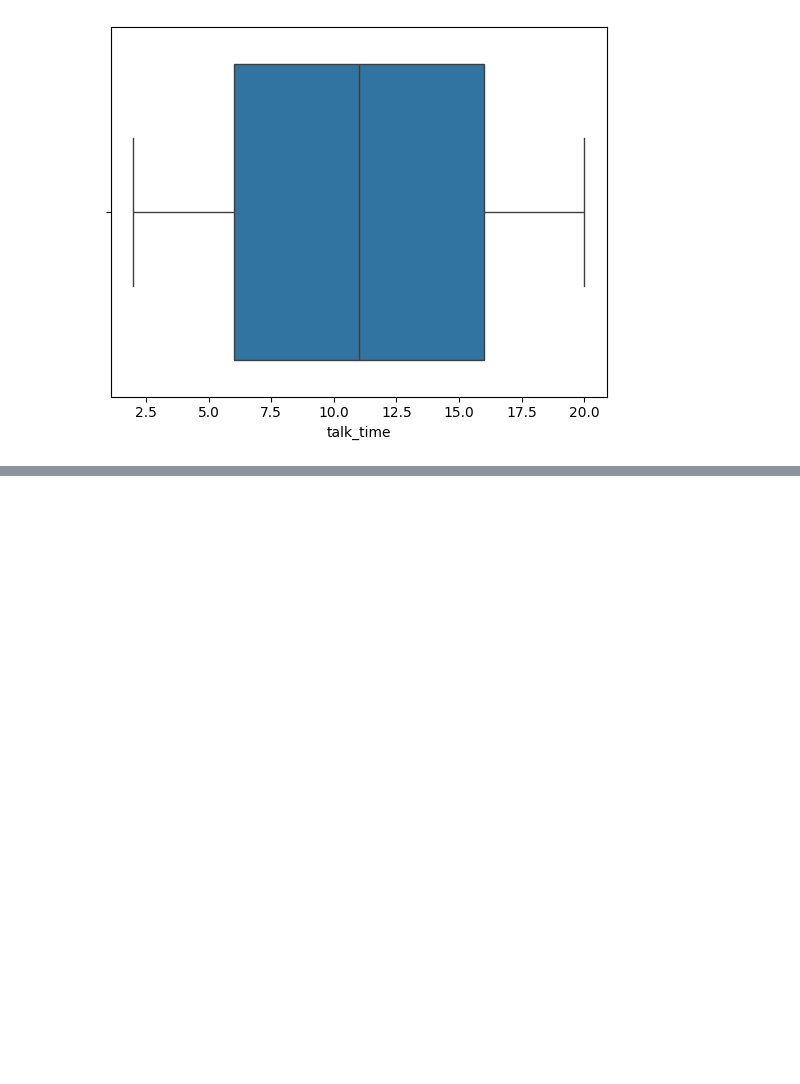
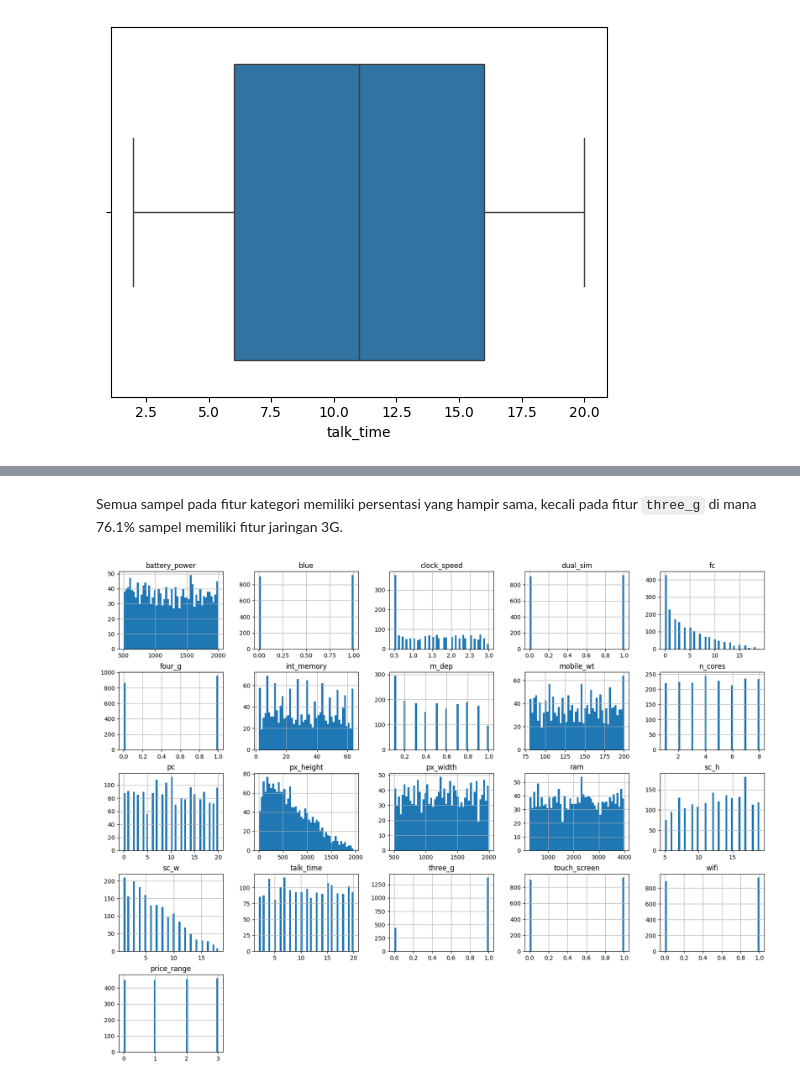
Before and after one commit to miftahfadil/predictive-analytics-mobile-phone-prices, a Jupyter notebook: mobile_prices_classification_with_svm.ipynb, the cells around one changed output, grey strips where cells are left out. Cells and saved outputs as stored; diff of their text form; code cells hidden in the pictures; blank space fills up the shorter version.

```diff
--- a/mobile_prices_classification_with_svm.ipynb
+++ b/mobile_prices_classification_with_svm.ipynb
@@ -213,0 +241,8 @@ for feat in numerical_features:
+# %% [markdown]
+Semua sampel pada fitur kategori memiliki persentasi yang hampir sama, kecali pada fitur `three_g` di mana 76.1% sampel memiliki fitur jaringan 3G.
+# %%
+# Plot masing-masing histogram dari fitur numerik
+phone_df.hist(bins=50, figsize=(20,15))
+plt.show()
+# %% [output]
+[figure, added]
```
Also changed, not shown: parts of 2 cells of this notebook.
